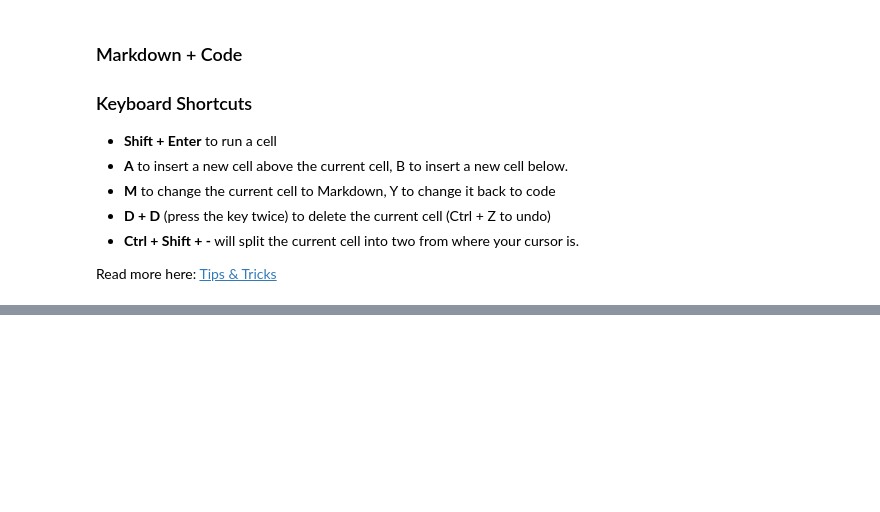
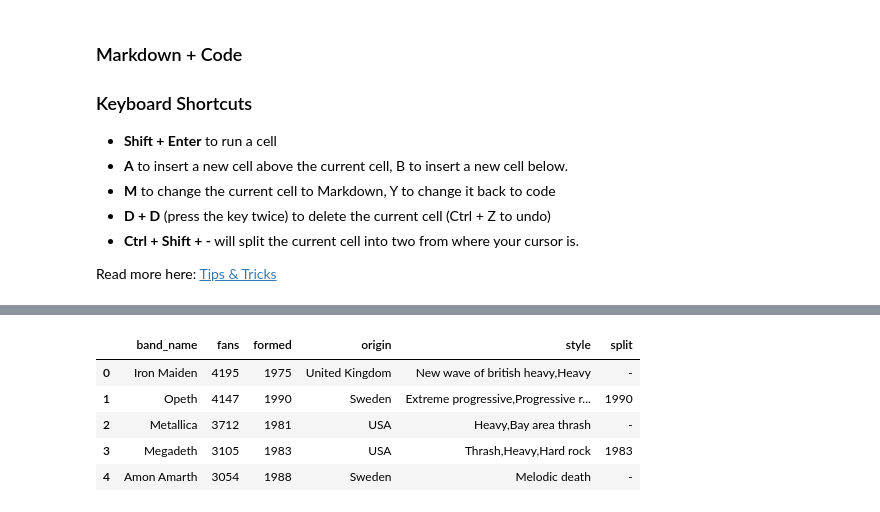
Before and after one commit to Konstantinna/ResBaz2023, a Jupyter notebook: notebooks/ResBaz 2023 JupyterLite Notebook.ipynb, the cells around one changed output, grey strips where cells are left out. Cells and saved outputs as stored; diff of their text form; code cells hidden in the pictures; blank space fills up the shorter version.

```diff
--- a/notebooks/ResBaz 2023 JupyterLite Notebook.ipynb
+++ b/notebooks/ResBaz 2023 JupyterLite Notebook.ipynb
@@ -46,0 +68,5 @@ import plotly.graph_objects as go # Slightly more convenient way to plot: displa
+# %%
+df = pd.read_csv('MetalBands.csv') #Or use an URL (however, keep in mind Lite has issues with uploading from https)
+dfcopy = pd.read_csv('MetalBands.csv') #Or use an URL (however, keep in mind Lite has issues with uploading from https)
+
+horrordf = pd.read_csv('HorrorDataset.csv') #Or use an URL (however, keep in mind Lite has issues with uploading from https)
@@ -46,0 +121,9 @@ import plotly.graph_objects as go # Slightly more convenient way to plot: displa
+# %%
+df.head()
+# %% [output]
+|  | band_name | fans | formed | origin | style | split |
+| 0 | Iron Maiden | 4195 | 1975 | United Kingdom | New wave of british heavy,Heavy | - |
+| 1 | Opeth | 4147 | 1990 | Sweden | Extreme progressive,Progressive r... | 1990 |
+| 2 | Metallica | 3712 | 1981 | USA | Heavy,Bay area thrash | - |
+| 3 | Megadeth | 3105 | 1983 | USA | Thrash,Heavy,Hard rock | 1983 |
+| 4 | Amon Amarth | 3054 | 1988 | Sweden | Melodic death | - |
```
Also changed, not shown: parts of 42 cells of this notebook.
